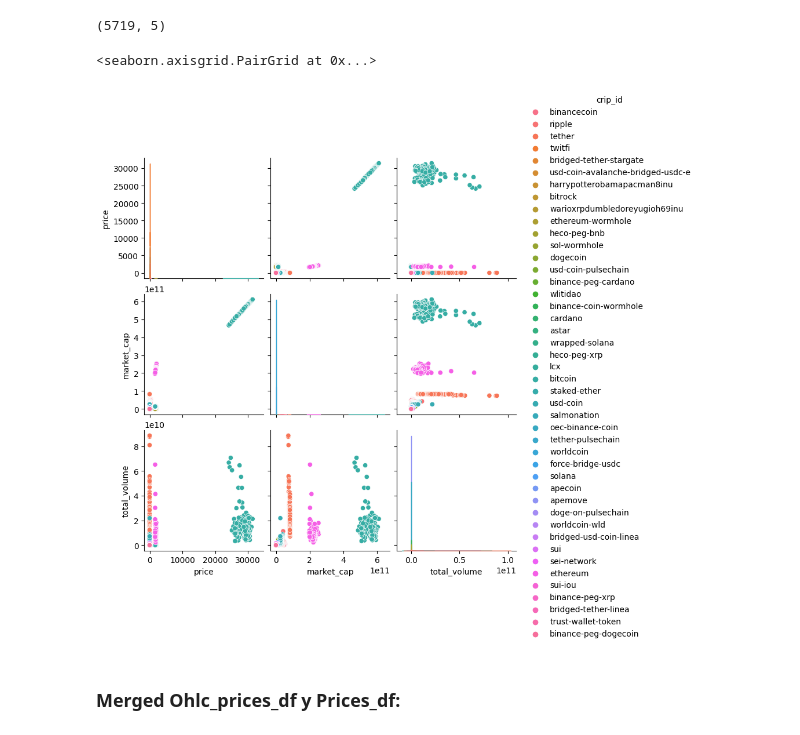
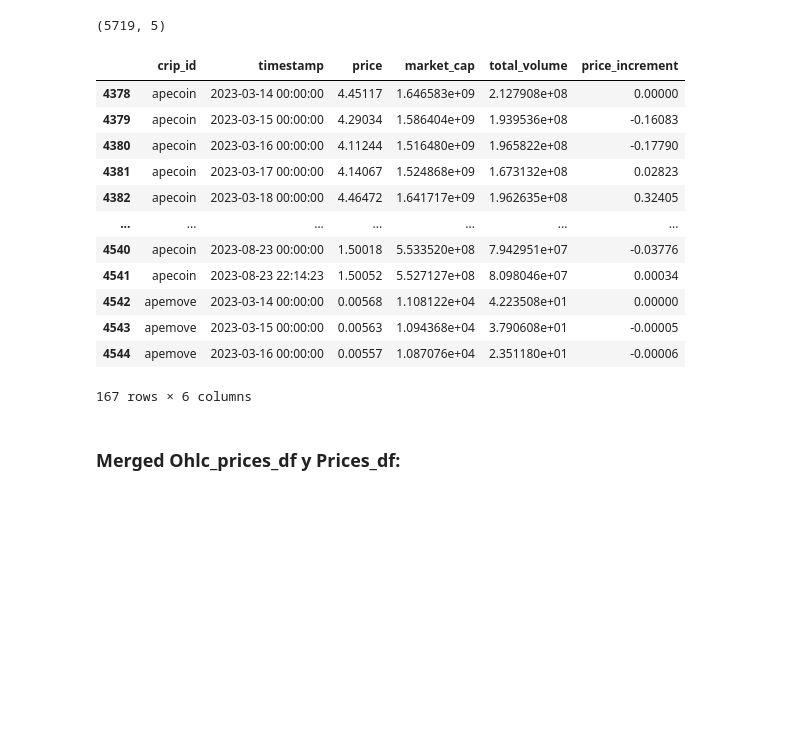
Before and after one commit to Lucaramallo/Cripto_analisis_lucaramallo, a Jupyter notebook: EDA_ETL_Hybrid_Analisis/EDA_ETL_Hybrid_Analisis.ipynb, the cells around one changed output. Drawn from its saved outputs; the diff is of its cells as text; code cells hidden in the pictures; blank space fills up the shorter version.

```diff
--- a/EDA_ETL_Hybrid_Analisis/EDA_ETL_Hybrid_Analisis.ipynb
+++ b/EDA_ETL_Hybrid_Analisis/EDA_ETL_Hybrid_Analisis.ipynb
@@ -148,8 +191,22 @@ prices_df.shape
+# %%
+
+prices_df.head(167)
+# %% [output]
+|  | crip_id | timestamp | price | market_cap | total_volume | price_increment |
+| 4378 | apecoin | 2023-03-14 00:00:00 | 4.45117 | 1.646583e+09 | 2.127908e+08 | 0.00000 |
+| 4379 | apecoin | 2023-03-15 00:00:00 | 4.29034 | 1.586404e+09 | 1.939536e+08 | -0.16083 |
+| 4380 | apecoin | 2023-03-16 00:00:00 | 4.11244 | 1.516480e+09 | 1.965822e+08 | -0.17790 |
+| 4381 | apecoin | 2023-03-17 00:00:00 | 4.14067 | 1.524868e+09 | 1.673132e+08 | 0.02823 |
+| 4382 | apecoin | 2023-03-18 00:00:00 | 4.46472 | 1.641717e+09 | 1.962635e+08 | 0.32405 |
+| ... | ... | ... | ... | ... | ... | ... |
+| 4540 | apecoin | 2023-08-23 00:00:00 | 1.50018 | 5.533520e+08 | 7.942951e+07 | -0.03776 |
+| 4541 | apecoin | 2023-08-23 22:14:23 | 1.50052 | 5.527127e+08 | 8.098046e+07 | 0.00034 |
+| 4542 | apemove | 2023-03-14 00:00:00 | 0.00568 | 1.108122e+04 | 4.223508e+01 | 0.00000 |
+| 4543 | apemove | 2023-03-15 00:00:00 | 0.00563 | 1.094368e+04 | 3.790608e+01 | -0.00005 |
+| 4544 | apemove | 2023-03-16 00:00:00 | 0.00557 | 1.087076e+04 | 2.351180e+01 | -0.00006 |
+167 rows × 6 columns
 # %%
-sns.pairplot(prices_df, hue='crip_id')
+# sns.pairplot(prices_df, hue='crip_id')
-# %% [output]
-<seaborn.axisgrid.PairGrid at 0x...>
-[figure, removed]
 # %% [markdown]
 ### Merged Ohlc_prices_df y Prices_df:
 # %% [markdown]
```
Also changed, not shown: parts of 23 cells of this notebook, 6 other files.
